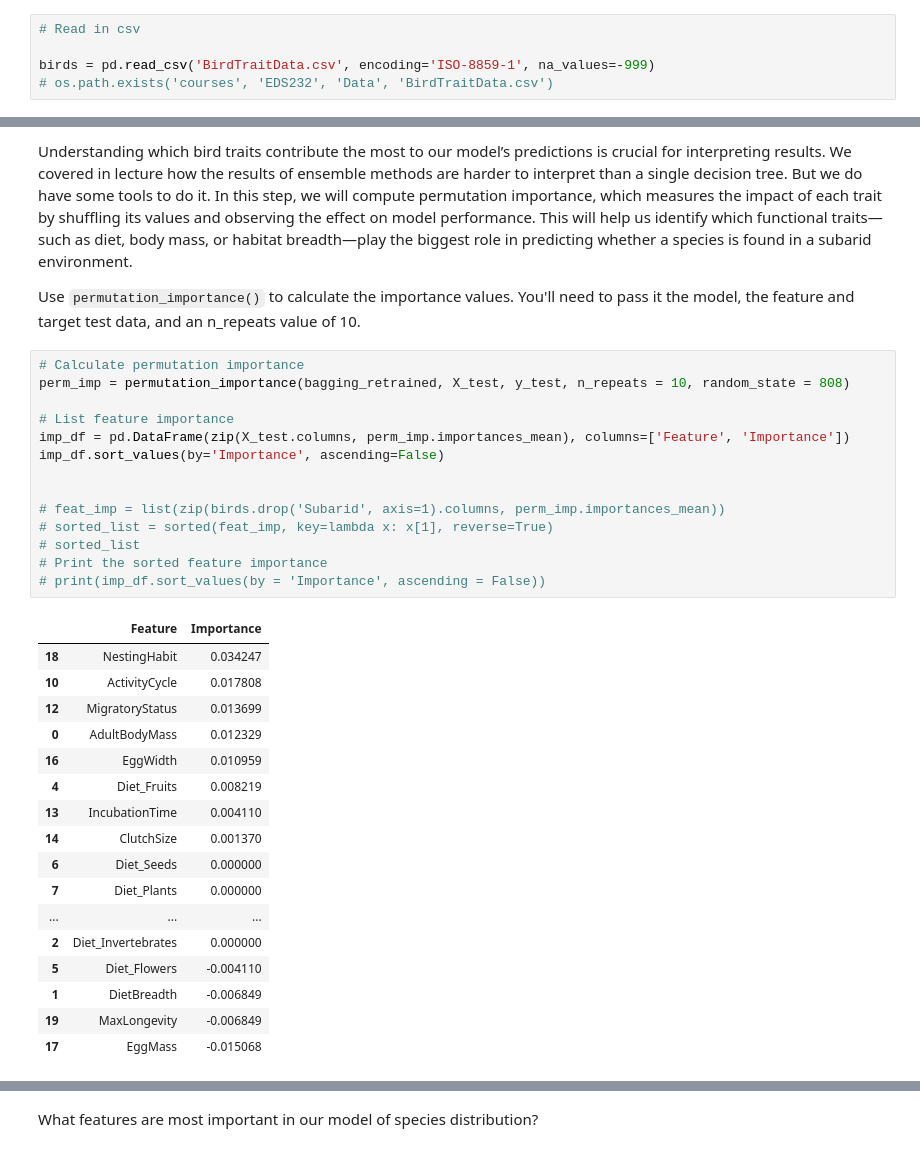
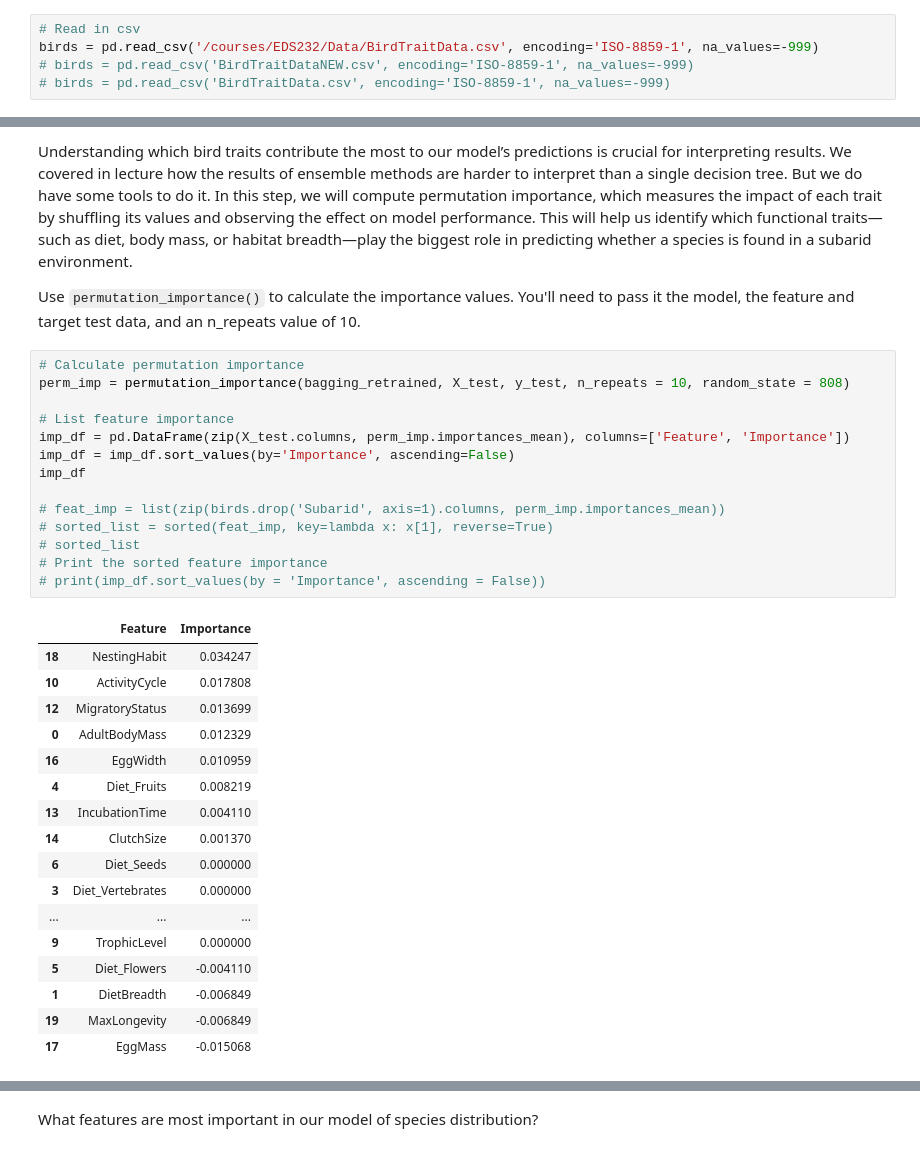
Before and after one commit to haylee360/EDS232-labs, a Jupyter notebook: Week5/lab5-birds.ipynb, the cells around one changed output, grey strips where cells are left out. Cells and saved outputs as stored; diff of their text form.

```diff
--- a/Week5/lab5-birds.ipynb
+++ b/Week5/lab5-birds.ipynb
@@ -35,6 +35,6 @@ The 7 column names that start with "Diet:" should be renamed to simpler version
 Then select only that list of 21 key variables. **Print the head of your dataframe.**
 # %%
 # Read in csv
-
-birds = pd.read_csv('BirdTraitData.csv', encoding='ISO-8859-1', na_values=-999)
-# os.path.exists('courses', 'EDS232', 'Data', 'BirdTraitData.csv')
+birds = pd.read_csv('/courses/EDS232/Data/BirdTraitData.csv', encoding='ISO-8859-1', na_values=-999)
+# birds = pd.read_csv('BirdTraitDataNEW.csv', encoding='ISO-8859-1', na_values=-999)
+# birds = pd.read_csv('BirdTraitData.csv', encoding='ISO-8859-1', na_values=-999)
@@ -343,31 +313,31 @@ Use `permutation_importance()` to calculate the importance values.  You'll need
 # %%
 # Calculate permutation importance
 perm_imp = permutation_importance(bagging_retrained, X_test, y_test, n_repeats = 10, random_state = 808)
 
 # List feature importance
 imp_df = pd.DataFrame(zip(X_test.columns, perm_imp.importances_mean), columns=['Feature', 'Importance'])
-imp_df.sort_values(by='Importance', ascending=False)
-
+imp_df = imp_df.sort_values(by='Importance', ascending=False)
+imp_df
 
 # feat_imp = list(zip(birds.drop('Subarid', axis=1).columns, perm_imp.importances_mean))
 # sorted_list = sorted(feat_imp, key=lambda x: x[1], reverse=True)
 # sorted_list
 # Print the sorted feature importance
 # print(imp_df.sort_values(by = 'Importance', ascending = False))
 # %% [output]
 |  | Feature | Importance |
 | 18 | NestingHabit | 0.034247 |
 | 10 | ActivityCycle | 0.017808 |
 | 12 | MigratoryStatus | 0.013699 |
 | 0 | AdultBodyMass | 0.012329 |
 | 16 | EggWidth | 0.010959 |
 | 4 | Diet_Fruits | 0.008219 |
 | 13 | IncubationTime | 0.004110 |
 | 14 | ClutchSize | 0.001370 |
 | 6 | Diet_Seeds | 0.000000 |
-| 7 | Diet_Plants | 0.000000 |
+| 3 | Diet_Vertebrates | 0.000000 |
 | ... | ... | ... |
-| 2 | Diet_Invertebrates | 0.000000 |
+| 9 | TrophicLevel | 0.000000 |
 | 5 | Diet_Flowers | -0.004110 |
 | 1 | DietBreadth | -0.006849 |
 | 19 | MaxLongevity | -0.006849 |
```
Also changed, not shown: parts of 10 cells of this notebook, 1 other file.
